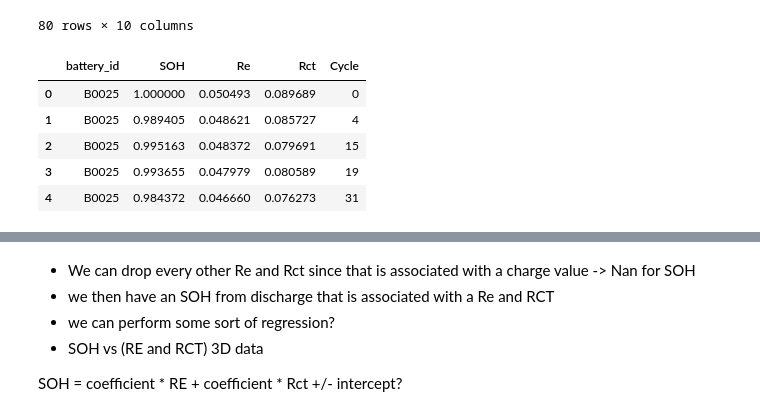
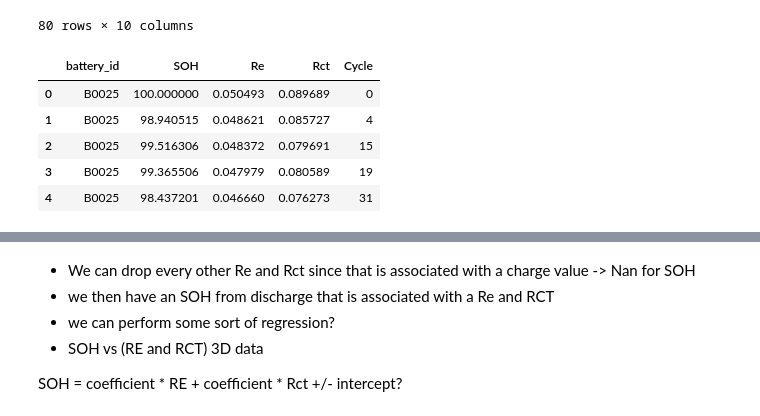
Before and after one commit to MKMiyagi/COGS_118B, a Jupyter notebook: Final_Project.ipynb, the cells around one changed output, grey strips where cells are left out. Cells and saved outputs as stored; diff of their text form; code cells hidden in the pictures.

```diff
--- a/Final_Project.ipynb
+++ b/Final_Project.ipynb
@@ -887,36 +887,36 @@ def get_battery_eis_data(battery_data, battery_id):
     return df_batt
 # %%
 def SOH(x, max_capacity):
-    return x/max_capacity
+    return x/max_capacity * 100
 
 SOH_df = battery_df.copy()
 # Rotate Re and Rct columns by moving them one index earlier
 SOH_df['Re'] = SOH_df['Re'].shift(-1)
 SOH_df['Rct'] = SOH_df['Rct'].shift(-1)
 
 SOH_df.dropna()
 
 eis_df = pd.DataFrame()
 for (batt_group, batteries) in battery_groups.items():
     for battery in batteries:
         df_batt = get_battery_eis_data(SOH_df, battery)
         max_capacity = df_batt['Capacity'].max()
         df_batt['SOH'] = df_batt['Capacity'].apply(lambda x: SOH(x, max_capacity))
 
         # Append df_batt to eis_df
         df_batt['battery_id'] = battery
         eis_df = pd.concat([eis_df, df_batt], ignore_index=True)
 
 eis_df = eis_df[['battery_id', 'SOH', 'Re', 'Rct', 'Cycle']]
 
 eis_df.head()
 # %% [output]
 |  | battery_id | SOH | Re | Rct | Cycle |
-| 0 | B0025 | 1.000000 | 0.050493 | 0.089689 | 0 |
-| 1 | B0025 | 0.989405 | 0.048621 | 0.085727 | 4 |
-| 2 | B0025 | 0.995163 | 0.048372 | 0.079691 | 15 |
-| 3 | B0025 | 0.993655 | 0.047979 | 0.080589 | 19 |
-| 4 | B0025 | 0.984372 | 0.046660 | 0.076273 | 31 |
+| 0 | B0025 | 100.000000 | 0.050493 | 0.089689 | 0 |
+| 1 | B0025 | 98.940515 | 0.048621 | 0.085727 | 4 |
+| 2 | B0025 | 99.516306 | 0.048372 | 0.079691 | 15 |
+| 3 | B0025 | 99.365506 | 0.047979 | 0.080589 | 19 |
+| 4 | B0025 | 98.437201 | 0.046660 | 0.076273 | 31 |
 # %%
 # 3D graph on Re, Rct, and SOH for each battery
 for (batt_group, batteries) in battery_groups.items():
```
Also changed, not shown: parts of 15 cells of this notebook.
